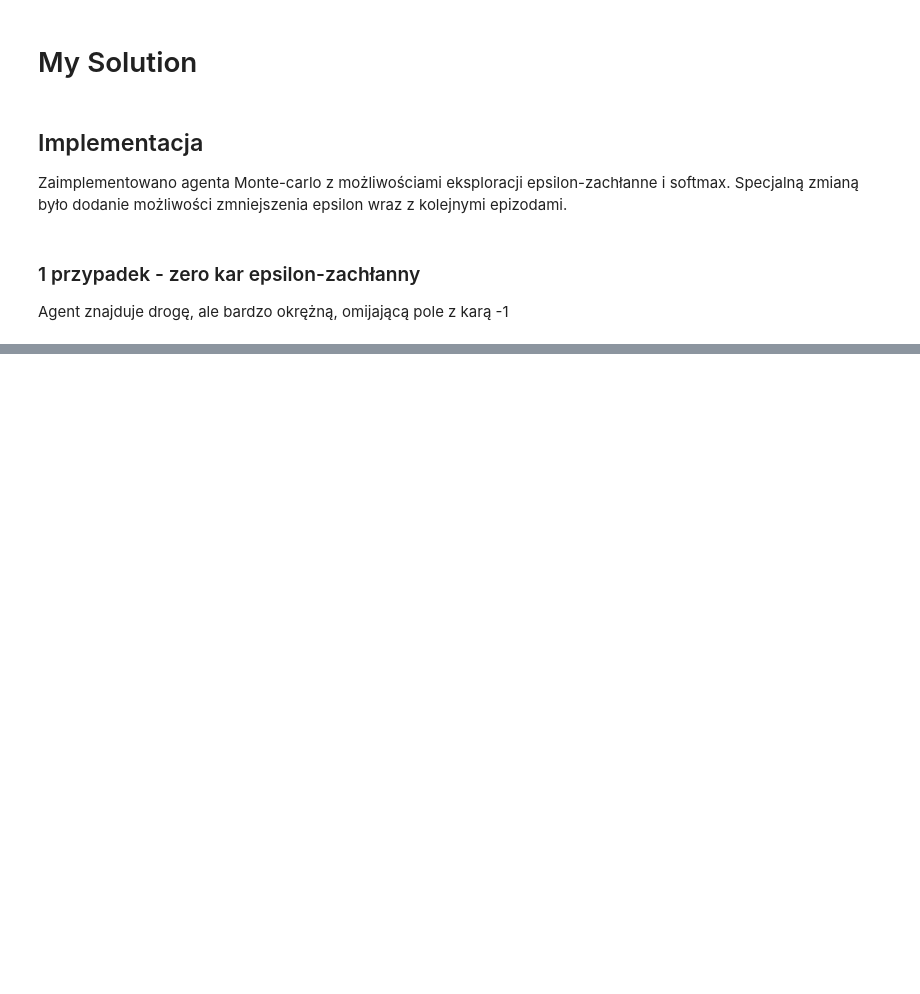
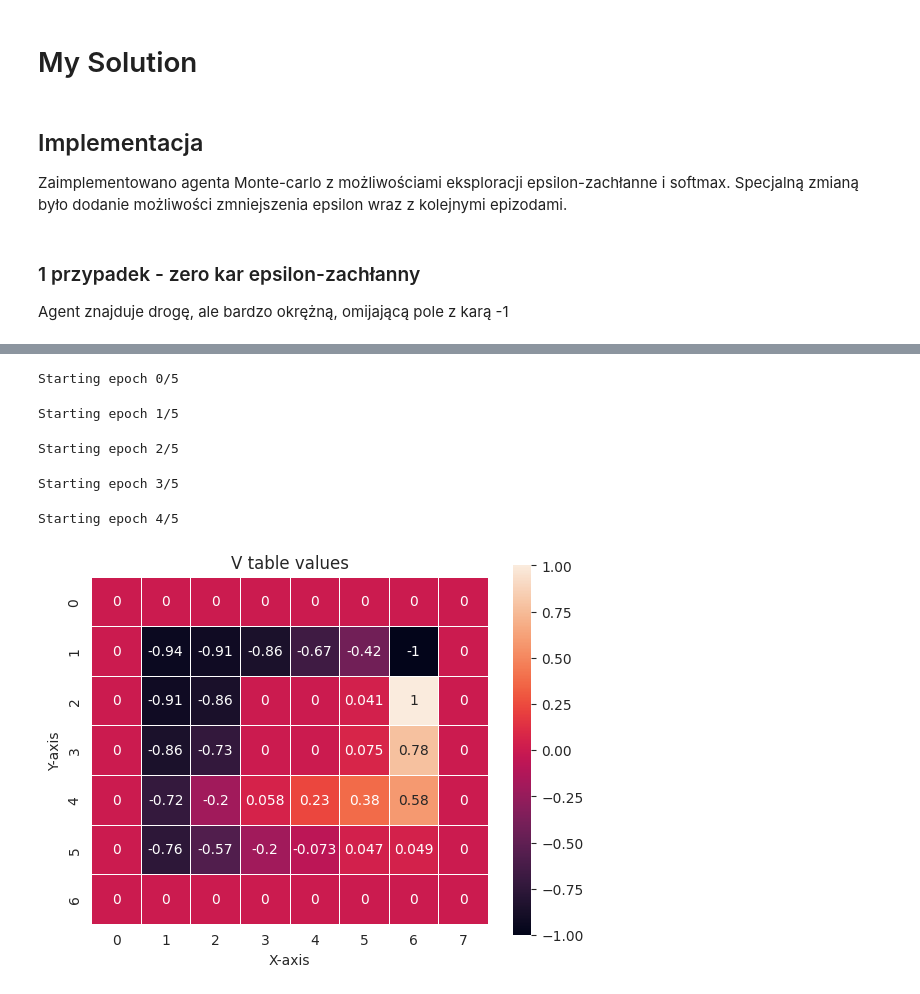
Before and after one commit to MarekBorzyszkowski/GUZW_1, a Jupyter notebook: src/DRL_assignment1.ipynb, the cells around one changed output, grey strips where cells are left out. Saved outputs shown, nothing was run; the diff lists cells and outputs as text; code cells hidden in the pictures; blank space fills up the shorter version.

```diff
--- a/src/DRL_assignment1.ipynb
+++ b/src/DRL_assignment1.ipynb
@@ -450,0 +452,12 @@ Starting epoch 4/5
+# %%
+#-0.1 penalty epsilon
+agent_no_penalty = Monte_Carlo_agent(env, gamma=0.9, penalty=-0.1)
+agent_no_penalty.train(number_of_epochs=5,number_of_episodes=100, max_run_length=100)
+agent_no_penalty.plot_v_heatmap()
+# %% [output]
+Starting epoch 0/5
+Starting epoch 1/5
+Starting epoch 2/5
+Starting epoch 3/5
+Starting epoch 4/5
+[figure, added]
```
Also changed, not shown: parts of 10 cells of this notebook.
